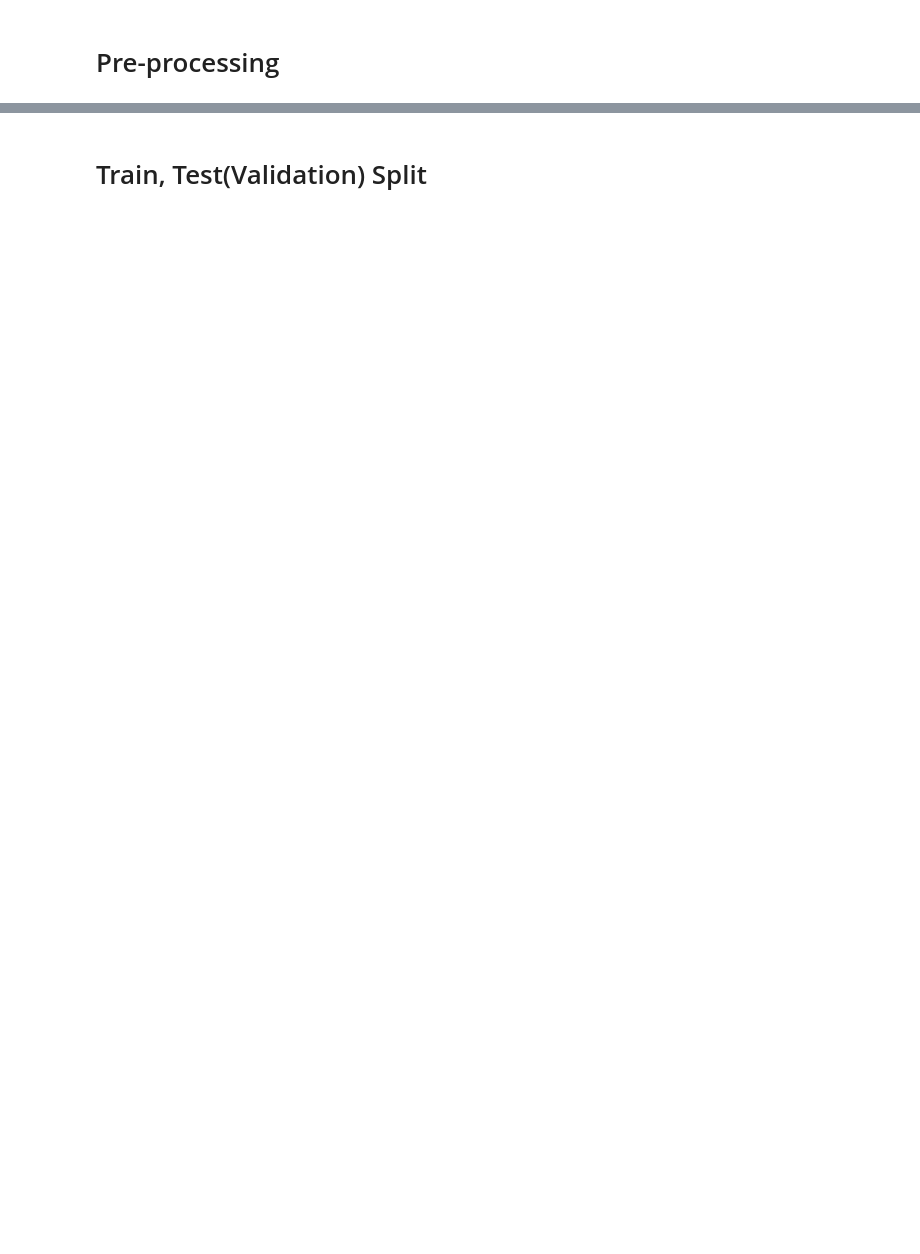
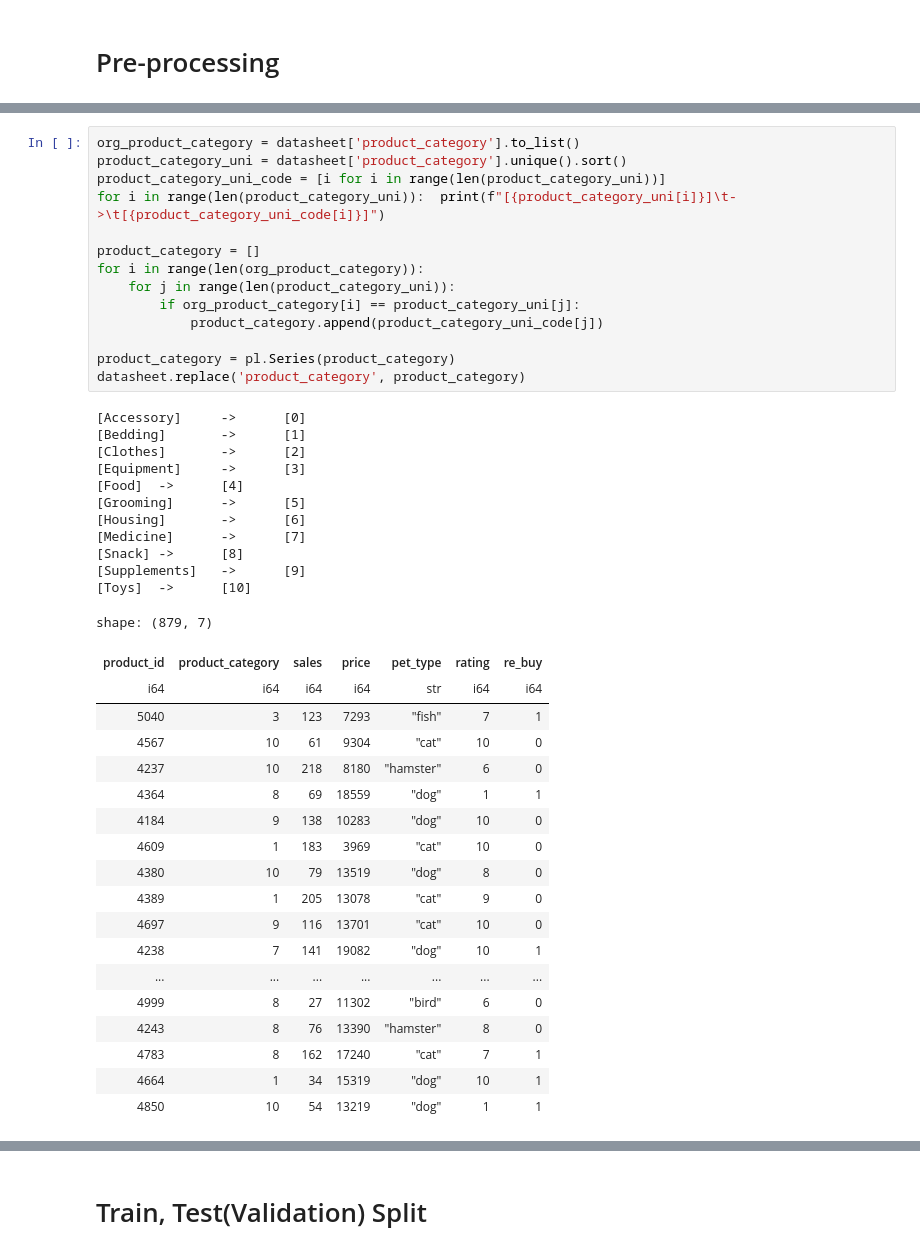
Before and after one commit to Likelion-MainHackaton-2team/Recommendation_model, a Jupyter notebook: data_analysis.ipynb, the cells around one changed output, grey strips where cells are left out. Drawn from its saved outputs; the diff is of its cells as text; blank space fills up the shorter version.

```diff
--- a/data_analysis.ipynb
+++ b/data_analysis.ipynb
@@ -120,0 +84,45 @@ ValueError: column selection not understood: slice(None, None, None)
+# %%
+org_product_category = datasheet['product_category'].to_list()
+product_category_uni = datasheet['product_category'].unique().sort()
+product_category_uni_code = [i for i in range(len(product_category_uni))]
+for i in range(len(product_category_uni)):  print(f"[{product_category_uni[i]}]\t->\t[{product_category_uni_code[i]}]")
+
+product_category = []
+for i in range(len(org_product_category)):
+    for j in range(len(product_category_uni)):
+        if org_product_category[i] == product_category_uni[j]:
+            product_category.append(product_category_uni_code[j])
+
+product_category = pl.Series(product_category)
+datasheet.replace('product_category', product_category)
+# %% [output]
+[Accessory]     ->      [0]
+[Bedding]       ->      [1]
+[Clothes]       ->      [2]
+[Equipment]     ->      [3]
+[Food]  ->      [4]
+[Grooming]      ->      [5]
+[Housing]       ->      [6]
+[Medicine]      ->      [7]
+[Snack] ->      [8]
+[Supplements]   ->      [9]
+[Toys]  ->      [10]
+shape: (879, 7)
+| product_id | product_category | sales | price | pet_type | rating | re_buy |
+| i64 | i64 | i64 | i64 | str | i64 | i64 |
+| 5040 | 3 | 123 | 7293 | "fish" | 7 | 1 |
+| 4567 | 10 | 61 | 9304 | "cat" | 10 | 0 |
+| 4237 | 10 | 218 | 8180 | "hamster" | 6 | 0 |
+| 4364 | 8 | 69 | 18559 | "dog" | 1 | 1 |
+| 4184 | 9 | 138 | 10283 | "dog" | 10 | 0 |
+| 4609 | 1 | 183 | 3969 | "cat" | 10 | 0 |
+| 4380 | 10 | 79 | 13519 | "dog" | 8 | 0 |
+| 4389 | 1 | 205 | 13078 | "cat" | 9 | 0 |
+| 4697 | 9 | 116 | 13701 | "cat" | 10 | 0 |
+| 4238 | 7 | 141 | 19082 | "dog" | 10 | 1 |
+| ... | ... | ... | ... | ... | ... | ... |
+| 4999 | 8 | 27 | 11302 | "bird" | 6 | 0 |
+| 4243 | 8 | 76 | 13390 | "hamster" | 8 | 0 |
+| 4783 | 8 | 162 | 17240 | "cat" | 7 | 1 |
+| 4664 | 1 | 34 | 15319 | "dog" | 10 | 1 |
+| 4850 | 10 | 54 | 13219 | "dog" | 1 | 1 |
```
Also changed, not shown: parts of 18 cells of this notebook, 4 other files.
